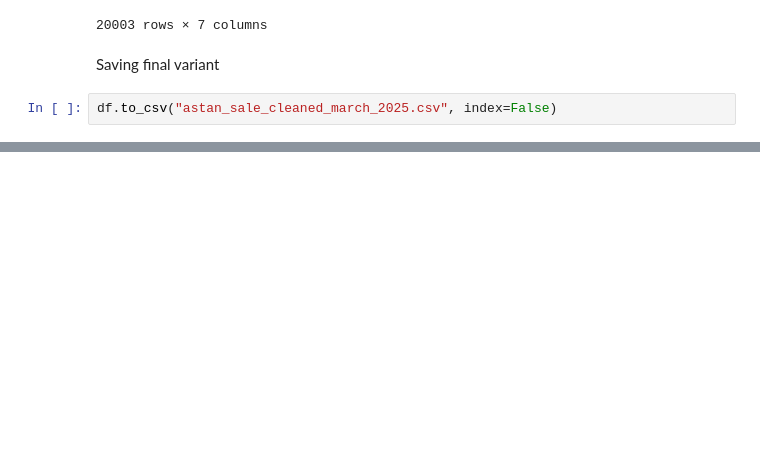
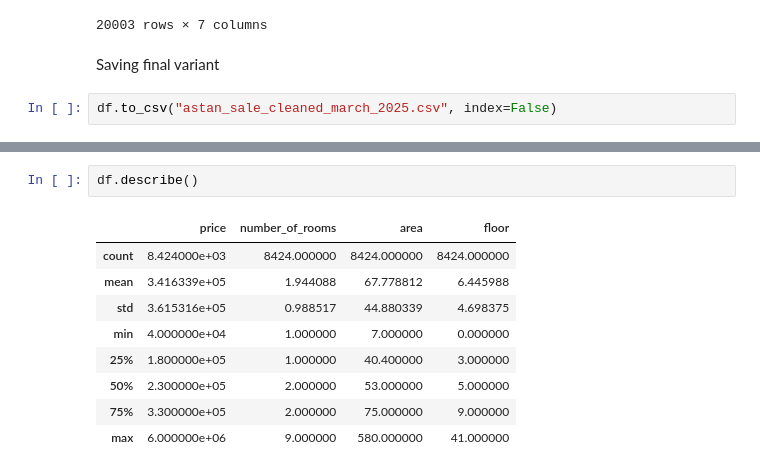
Before and after one commit to Altemir1/Housing-Market-Analysis-in-Astana, a Jupyter notebook: data-preparation.ipynb, the cells around one changed output, grey strips where cells are left out. Cells and saved outputs as stored; diff of their text form; blank space fills up the shorter version.

```diff
--- a/data-preparation.ipynb
+++ b/data-preparation.ipynb
@@ -157,0 +190,12 @@ df.to_csv("astan_sale_cleaned_march_2025.csv", index=False)
+# %%
+df.describe()
+# %% [output]
+|  | price | number_of_rooms | area | floor |
+| count | 8.424000e+03 | 8424.000000 | 8424.000000 | 8424.000000 |
+| mean | 3.416339e+05 | 1.944088 | 67.778812 | 6.445988 |
+| std | 3.615316e+05 | 0.988517 | 44.880339 | 4.698375 |
+| min | 4.000000e+04 | 1.000000 | 7.000000 | 0.000000 |
+| 25% | 1.800000e+05 | 1.000000 | 40.400000 | 3.000000 |
+| 50% | 2.300000e+05 | 2.000000 | 53.000000 | 5.000000 |
+| 75% | 3.300000e+05 | 2.000000 | 75.000000 | 9.000000 |
+| max | 6.000000e+06 | 9.000000 | 580.000000 | 41.000000 |
```
Also changed, not shown: parts of 12 cells of this notebook, 3 other files.
